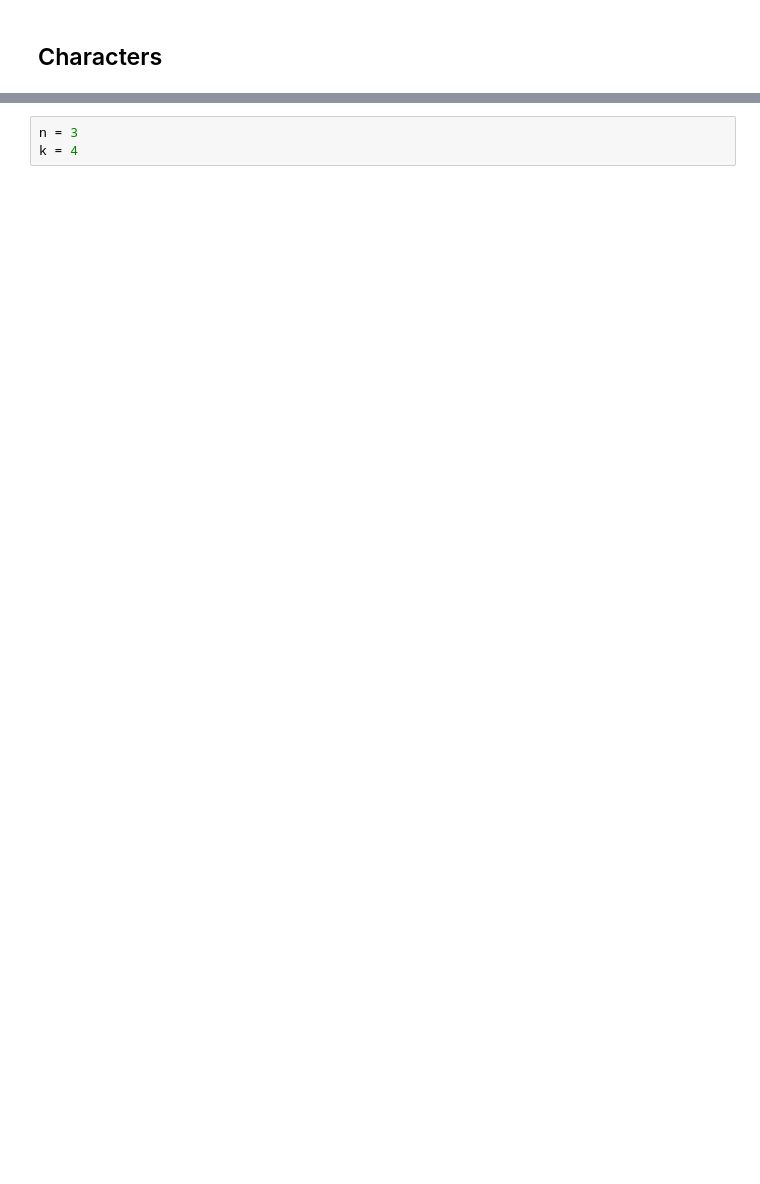
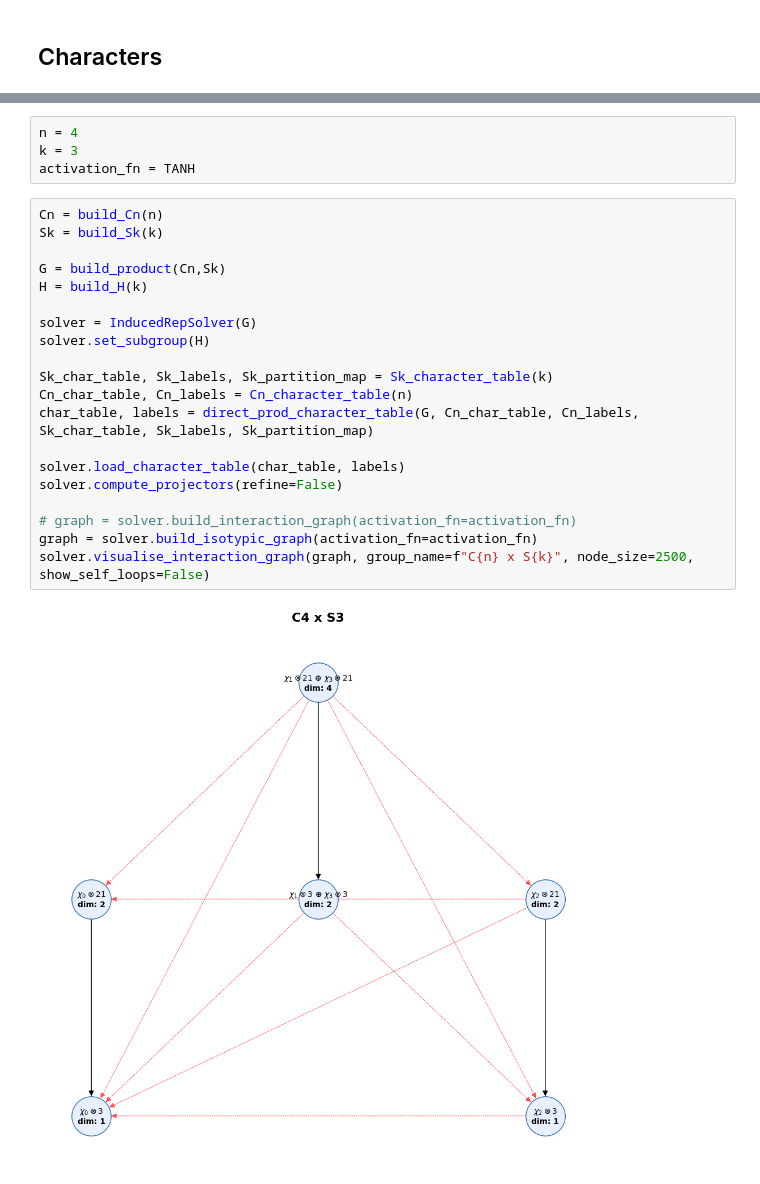
Before and after one commit to ManiShayestehfar/Masters, a Jupyter notebook: equivarient_NN/finite_groups/Cn_X_Sk_Sk-1.ipynb, the cells around one changed output, grey strips where cells are left out. Saved outputs shown, nothing was run; the diff lists cells and outputs as text; blank space fills up the shorter version.

```diff
--- a/equivarient_NN/finite_groups/Cn_X_Sk_Sk-1.ipynb
+++ b/equivarient_NN/finite_groups/Cn_X_Sk_Sk-1.ipynb
@@ -167,3 +166,26 @@ def product_class_character_map_from_tables(G, Cn_table, Cn_labels, Sk_table, Sk
 # %%
-n = 3
-k = 4
+n = 4
+k = 3
+activation_fn = TANH
+# %%
+Cn = build_Cn(n)
+Sk = build_Sk(k)
+
+G = build_product(Cn,Sk)
+H = build_H(k)
+
+solver = InducedRepSolver(G)
+solver.set_subgroup(H)
+
+Sk_char_table, Sk_labels, Sk_partition_map = Sk_character_table(k)
+Cn_char_table, Cn_labels = Cn_character_table(n)
+char_table, labels = direct_prod_character_table(G, Cn_char_table, Cn_labels, Sk_char_table, Sk_labels, Sk_partition_map)
+
+solver.load_character_table(char_table, labels)
+solver.compute_projectors(refine=False)
+
+# graph = solver.build_interaction_graph(activation_fn=activation_fn)
+graph = solver.build_isotypic_graph(activation_fn=activation_fn)
+solver.visualise_interaction_graph(graph, group_name=f"C{n} x S{k}", node_size=2500, show_self_loops=False)
+# %% [output]
+[figure, added]
```
Also changed, not shown: parts of 9 cells of this notebook, 9 other files.
